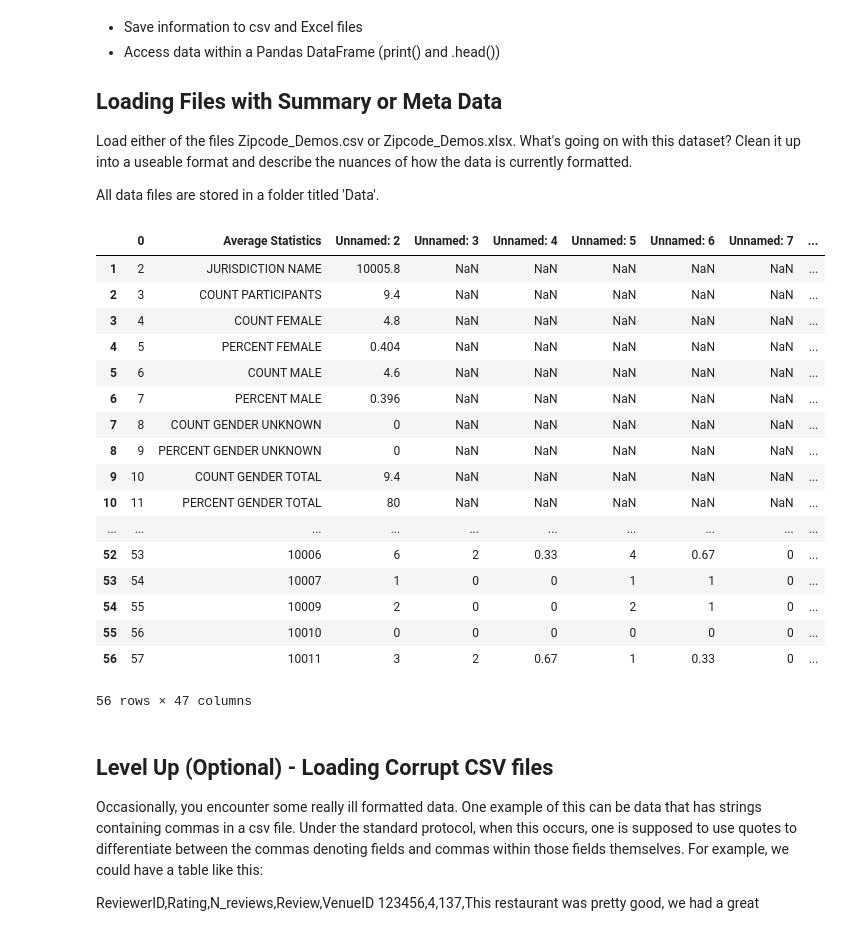
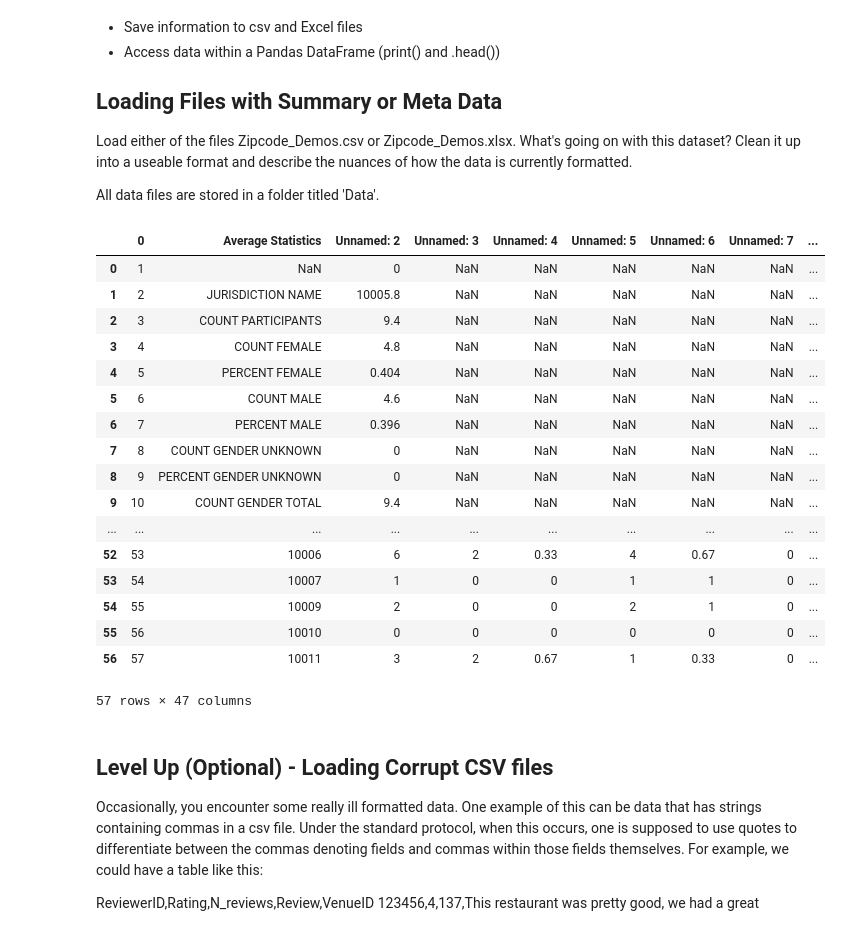
Before and after one commit to reubenarmd/dsc-importing-data-using-pandas-lab-nyc-ds-082619, a Jupyter notebook: index.ipynb, the cells around one changed output. Cells and saved outputs as stored; diff of their text form; code cells hidden in the pictures.

```diff
--- a/index.ipynb
+++ b/index.ipynb
@@ -19,12 +19,13 @@ Load either of the files Zipcode_Demos.csv or Zipcode_Demos.xlsx. What's going o
 All data files are stored in a folder titled 'Data'.
 # %%
 import pandas as pd
-df = pd.read_csv('Data/Zipcode_Demos.csv', skiprows=)
+df = pd.read_csv('Data/Zipcode_Demos.csv', skiprows=0)
 df
 
 # Your code here - Load the file
 # %% [output]
 |  | 0 | Average Statistics | Unnamed: 2 | Unnamed: 3 | Unnamed: 4 | Unnamed: 5 | Unnamed: 6 | Unnamed: 7 | ... |
+| 0 | 1 | NaN | 0 | NaN | NaN | NaN | NaN | NaN | ... |
 | 1 | 2 | JURISDICTION NAME | 10005.8 | NaN | NaN | NaN | NaN | NaN | ... |
 | 2 | 3 | COUNT PARTICIPANTS | 9.4 | NaN | NaN | NaN | NaN | NaN | ... |
 | 3 | 4 | COUNT FEMALE | 4.8 | NaN | NaN | NaN | NaN | NaN | ... |
@@ -34,14 +35,13 @@ df
 | 7 | 8 | COUNT GENDER UNKNOWN | 0 | NaN | NaN | NaN | NaN | NaN | ... |
 | 8 | 9 | PERCENT GENDER UNKNOWN | 0 | NaN | NaN | NaN | NaN | NaN | ... |
 | 9 | 10 | COUNT GENDER TOTAL | 9.4 | NaN | NaN | NaN | NaN | NaN | ... |
-| 10 | 11 | PERCENT GENDER TOTAL | 80 | NaN | NaN | NaN | NaN | NaN | ... |
 | ... | ... | ... | ... | ... | ... | ... | ... | ... | ... |
 | 52 | 53 | 10006 | 6 | 2 | 0.33 | 4 | 0.67 | 0 | ... |
 | 53 | 54 | 10007 | 1 | 0 | 0 | 1 | 1 | 0 | ... |
 | 54 | 55 | 10009 | 2 | 0 | 0 | 2 | 1 | 0 | ... |
 | 55 | 56 | 10010 | 0 | 0 | 0 | 0 | 0 | 0 | ... |
 | 56 | 57 | 10011 | 3 | 2 | 0.67 | 1 | 0.33 | 0 | ... |
-56 rows × 47 columns
+57 rows × 47 columns
 # %%
 
 
```
